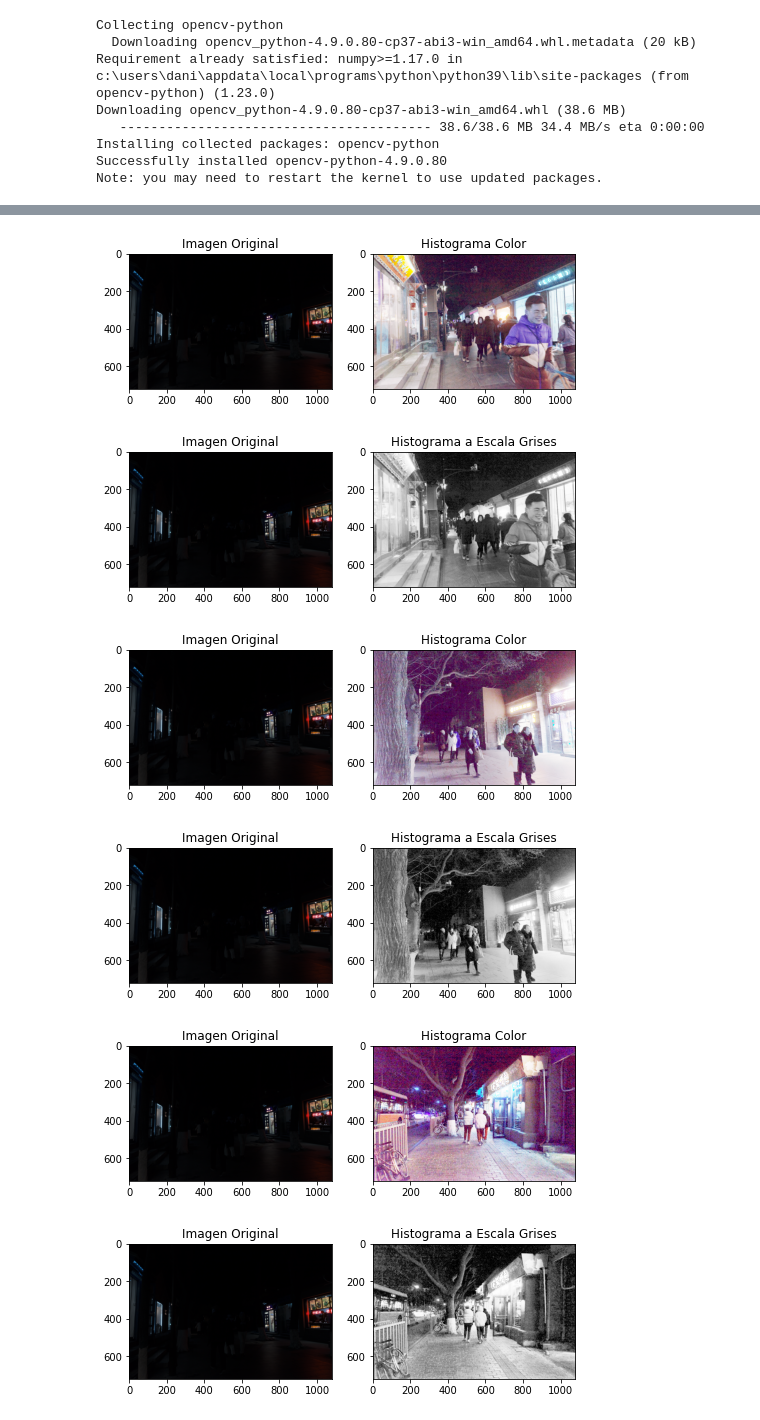
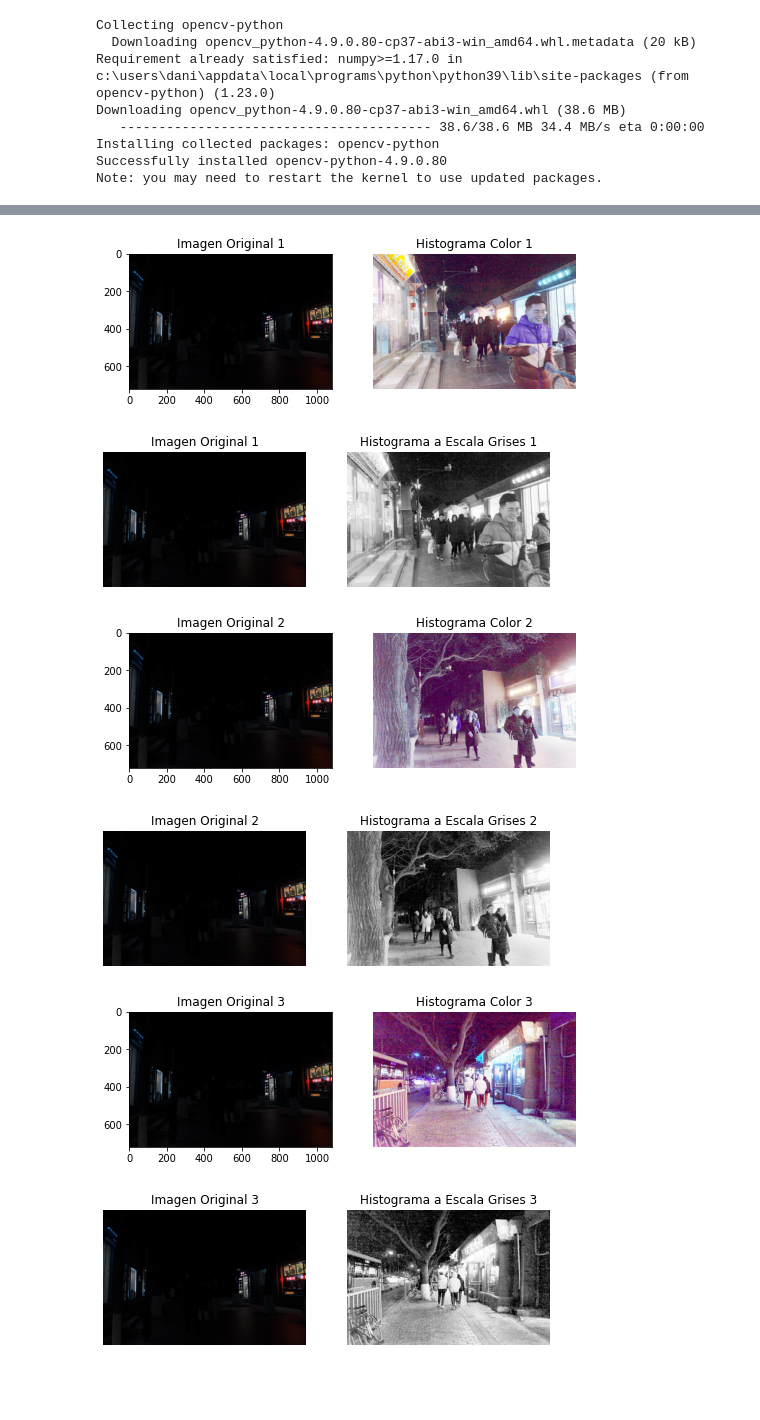
Before and after one commit to DaniSabbagh97/Image_Processing-Histogram-Intensity-ArithmeticOp, a Jupyter notebook: Code.ipynb, the cells around one changed output, grey strips where cells are left out. Drawn from its saved outputs; the diff is of its cells as text; code cells hidden in the pictures; blank space fills up the shorter version.

```diff
--- a/Code.ipynb
+++ b/Code.ipynb
@@ -45,32 +19,20 @@ def adjust_intensity(image, alpha, beta):
     return adjusted_image
 for i in range(1,5):
   image = cv2.imread(f'./images/{i}.png', cv2.IMREAD_COLOR)
-  #imageGrayy = cv2.imread(f'./images/{i}.png', cv2.COLOR_BGR2GRAY)
-  # Aplicar las técnicas de procesamiento de imágenes
+
   adjusted_image = adjust_intensity(image, alpha=1.0, beta=40)
-  #adjusted_image_Gray = adjust_intensity(imageGrayy, alpha=1.0, beta=40)
 
   plt.figure(figsize=(8, 6))
 
   plt.subplot(1, 2, 1)
+  plt.axis('off')
   plt.imshow(image, cmap='gray')
   plt.title(f'Imagen Original: {i}')
 
   plt.subplot(1, 2, 2)
+  plt.axis('off')
   plt.imshow(adjusted_image, cmap='gray')
   plt.title(f'Ajuste de Intensidad Imagen:{i}')
 
   plt.show()
-  '''plt.figure(figsize=(8, 6))
-
-  plt.subplot(1, 2, 1)
-  plt.imshow(imageGrayy, cmap='gray')
-  plt.title(f'Imagen Original: {i}')
-
-  plt.subplot(1, 2, 2)
-  plt.imshow(adjusted_image_Gray, cmap='gray')
-  plt.title(f'Ajuste de Intensidad Imagen:{i}')
-
-  plt.show()
-  '''
 # %% [output]
@@ -81,13 +43,11 @@ for i in range(1,5):
 # %%
 
 def process_histogramm(image):
-    # Convertir la imagen a escala de grises
+
     gray_image = cv2.cvtColor(image, cv2.COLOR_BGR2GRAY)
 
-    # Procesar el histograma de la imagen en escala de grises
     processed_gray_image = cv2.equalizeHist(gray_image)
 
-    # Crear una imagen en color con el histograma procesado
     processed_image = cv2.cvtColor(processed_gray_image, cv2.COLOR_GRAY2BGR)
 
     return processed_image
@@ -100,47 +60,52 @@ def process_histogram(image):
         processed_channels.append(processed_channel)
     processed_image = cv2.merge(processed_channels)
 
     return processed_image
 
 for i in range(1,5):
 
-    imageColor = cv2.imread(f'./images/{i}.png', cv2.IMREAD_COLOR)#cv2.IMREAD_COLOR
+    imageColor = cv2.imread(f'./images/{i}.png', cv2.IMREAD_COLOR)
 
     imageGray = cv2.imread(f'./images/{i}.png', cv2.COLOR_BGR2GRAY)
 
     processed_histogram_Gray = process_histogramm(imageGray)
 
     processed_histogram_Color = process_histogram(imageColor)
 
     plt.figure(figsize=(8, 6))
 
     plt.subplot(1, 2, 1)
     plt.imshow(image, cmap='gray')
-    plt.title('Imagen Original')
+    plt.title(f'Imagen Original {i}')
 
     plt.subplot(1, 2, 2)
-    plt.imshow(processed_histogram_Color, cmap='gray')#processed_histogram
-    plt.title('Histograma Color')
+    plt.axis('off')
+    plt.imshow(processed_histogram_Color, cmap='gray')
+    plt.title(f'Histograma Color {i}')
+
+    plt.subplot(1, 2, 2)
+    plt.axis('off')
+    plt.imshow(processed_histogram_Gray, cmap='gray')
+    plt.title(f'Histograma a Escala Grises {i}')
 
 
     plt.show()
-
+'''
     plt.figure(figsize=(8, 6))
 
     plt.subplot(1, 2, 1)
+    plt.axis('off')
     plt.imshow(image, cmap='gray')
-    plt.title('Imagen Original')
-
-    plt.subplot(1, 2, 2)
-    plt.imshow(processed_histogram_Gray, cmap='gray')#processed_histogram
-    plt.title('Histograma a Escala Grises')
+    plt.title(f'Imagen Original {i}')
 
 
-    plt.show()
+
+
+    plt.show()'''
 # %% [output]
-[figure, old version]
+[figure, new version]
-[figure, old version]
+[figure, new version]
-[figure, old version]
+[figure, new version]
-[figure, old version]
+[figure, new version]
-[figure, old version]
+[figure, new version]
-[figure, old version]
+[figure, new version]
```
Also changed, not shown: parts of 5 cells of this notebook.
